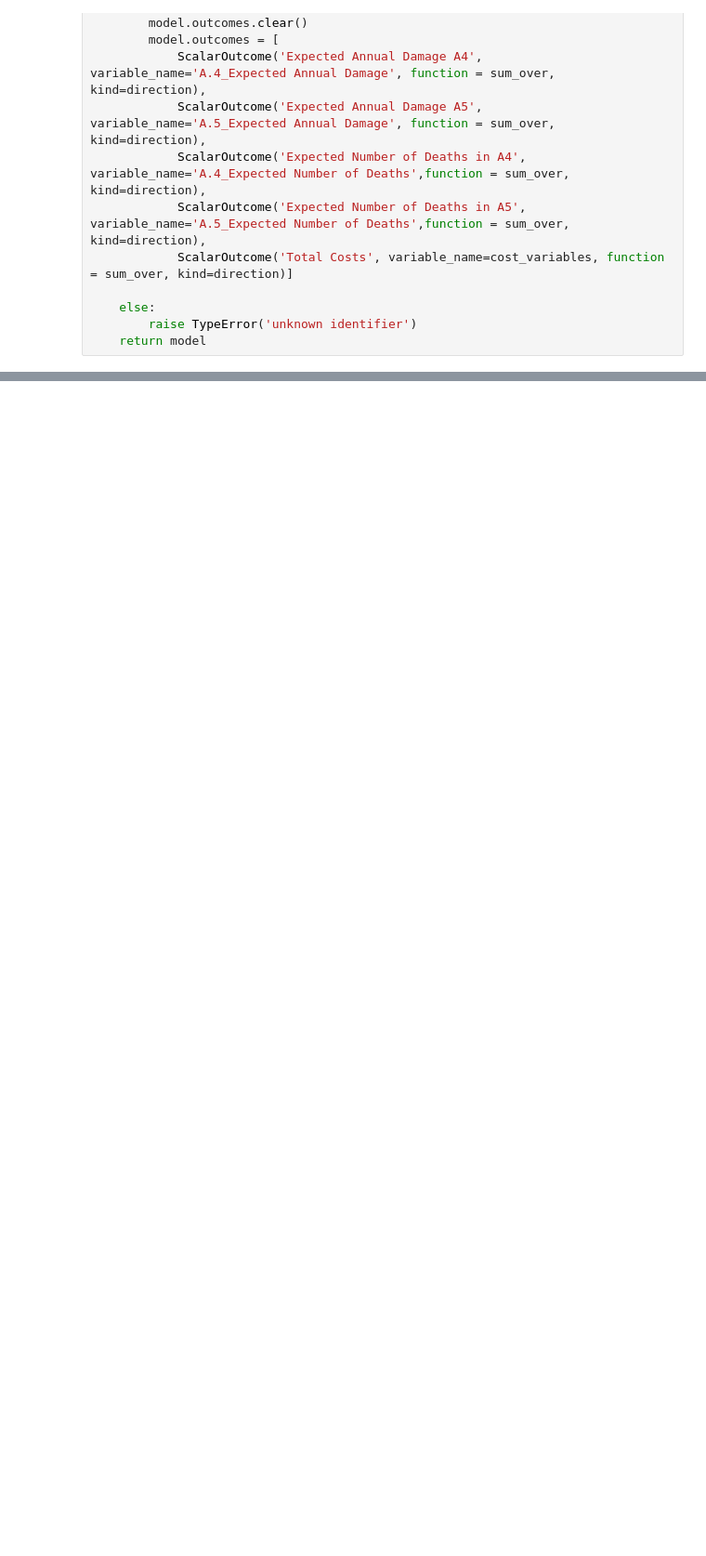
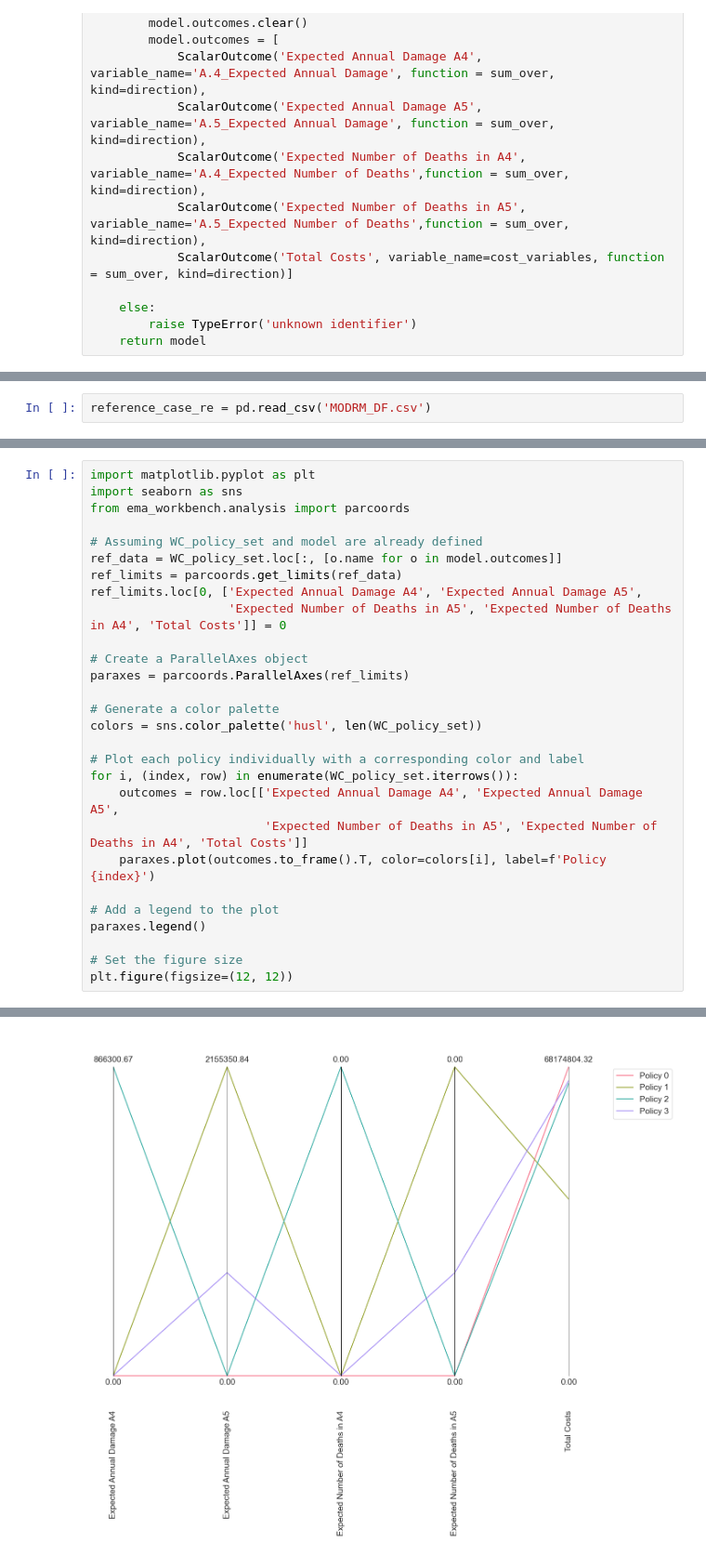
Before and after one commit to yhienz/epa141A_group3, a Jupyter notebook: final assignment/MORDM.ipynb, the cells around one changed output, grey strips where cells are left out. Shown at 93% size. Drawn from its saved outputs; the diff is of its cells as text; blank space fills up the shorter version.

```diff
--- a/final assignment/MORDM.ipynb
+++ b/final assignment/MORDM.ipynb
@@ -94,0 +264,2 @@ def problem_formulation_actor(problem_formulation_actor):
+# %%
+reference_case_re = pd.read_csv('MODRM_DF.csv')
@@ -94,0 +389,29 @@ def problem_formulation_actor(problem_formulation_actor):
+# %%
+import matplotlib.pyplot as plt
+import seaborn as sns
+from ema_workbench.analysis import parcoords
+
+# Assuming WC_policy_set and model are already defined
+ref_data = WC_policy_set.loc[:, [o.name for o in model.outcomes]]
+ref_limits = parcoords.get_limits(ref_data)
+ref_limits.loc[0, ['Expected Annual Damage A4', 'Expected Annual Damage A5',
+                   'Expected Number of Deaths in A5', 'Expected Number of Deaths in A4', 'Total Costs']] = 0
+
+# Create a ParallelAxes object
+paraxes = parcoords.ParallelAxes(ref_limits)
+
+# Generate a color palette
+colors = sns.color_palette('husl', len(WC_policy_set))
+
+# Plot each policy individually with a corresponding color and label
+for i, (index, row) in enumerate(WC_policy_set.iterrows()):
+    outcomes = row.loc[['Expected Annual Damage A4', 'Expected Annual Damage A5',
+                        'Expected Number of Deaths in A5', 'Expected Number of Deaths in A4', 'Total Costs']]
+    paraxes.plot(outcomes.to_frame().T, color=colors[i], label=f'Policy {index}')
+
+# Add a legend to the plot
+paraxes.legend()
+
+# Set the figure size
+plt.figure(figsize=(12, 12))
+# %% [output]
@@ -94,0 +419 @@ def problem_formulation_actor(problem_formulation_actor):
+[figure, added]
```
Also changed, not shown: parts of 45 cells of this notebook, 25 other files.
